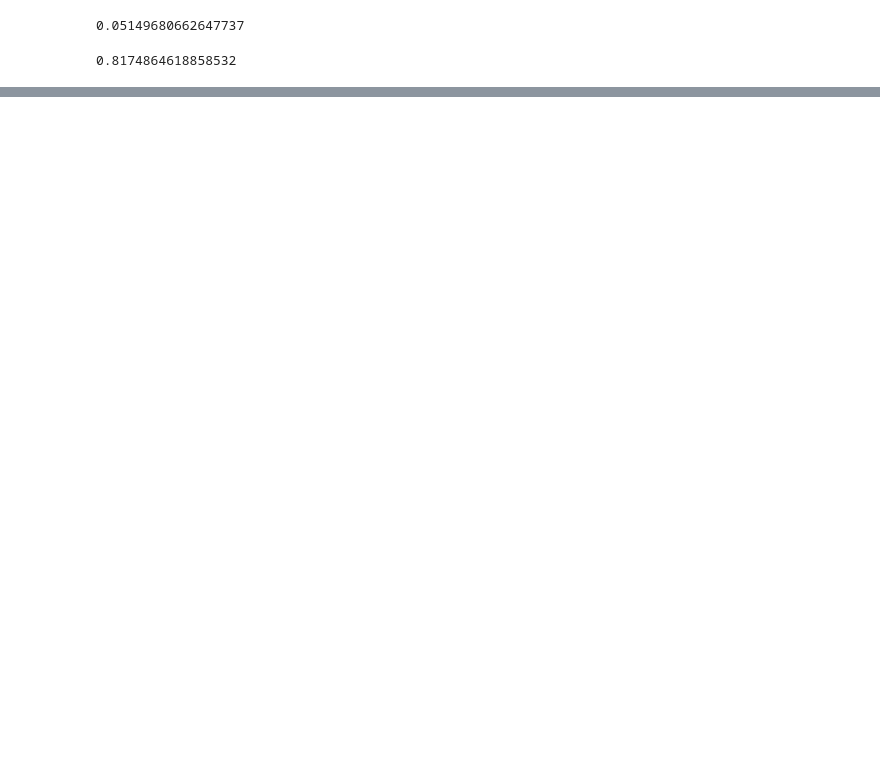
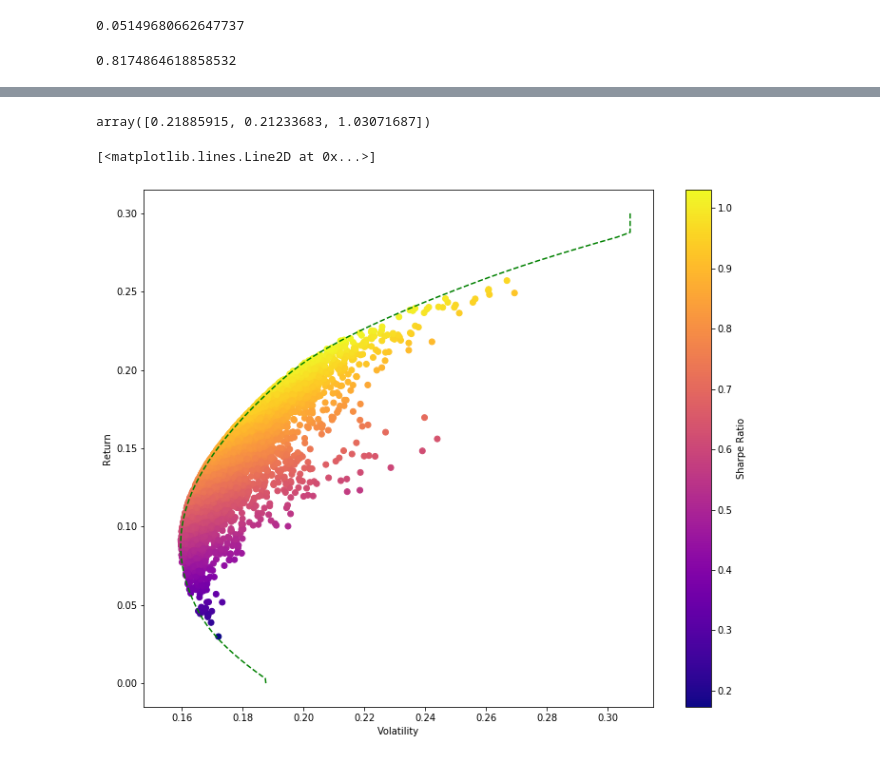
Before and after one commit to RISHIKESHAVAN/resources, a Jupyter notebook: PythonForFinance/Python-for-Finance-Repo-master/09-Python-Finance-Fundamentals/PortfolioAllocation.ipynb, the cells around one changed output, grey strips where cells are left out. Cells and saved outputs as stored; diff of their text form; code cells hidden in the pictures; blank space fills up the shorter version.

```diff
--- a/PythonForFinance/Python-for-Finance-Repo-master/09-Python-Finance-Fundamentals/PortfolioAllocation.ipynb
+++ b/PythonForFinance/Python-for-Finance-Repo-master/09-Python-Finance-Fundamentals/PortfolioAllocation.ipynb
@@ -123,0 +303,2 @@ ASR
+# %%
+init_guess = [0.25,0.25,0.25,0.25]
@@ -123,0 +319,28 @@ ASR
+# %%
+get_ret_vol_sr(opt_results.x)
+# %% [output]
+array([0.21885915, 0.21233683, 1.03071687])
+# %%
+frontier_y = np.linspace(0,0.3,100)
+# %%
+def min_volatility(weigh):
+    return get_ret_vol_sr(weigh)[1]
+# %%
+frontier_vol = []
+
+for possible_ret in frontier_y:
+    constr = ({"type":"eq","fun":check_sum},
+            {"type":"eq","fun": lambda w: get_ret_vol_sr(w)[0] - possible_ret})
+    results = minimize(min_volatility,init_guess,method="SLSQP",bounds=bounds,constraints=constr)
+    frontier_vol.append(results["fun"])
+# %%
+plt.figure(figsize=(12,10))
+plt.scatter(vol_arr,ret_arr,c=sr_arr,cmap="plasma")
+plt.xlabel("Volatility")
+plt.ylabel("Return")
+plt.colorbar(label="Sharpe Ratio")
+
+plt.plot(frontier_vol,frontier_y,"g--")
+# %% [output]
+[<matplotlib.lines.Line2D at 0x...>]
+[figure, added]
```
Also changed, not shown: parts of 37 cells of this notebook, 1 other file.
